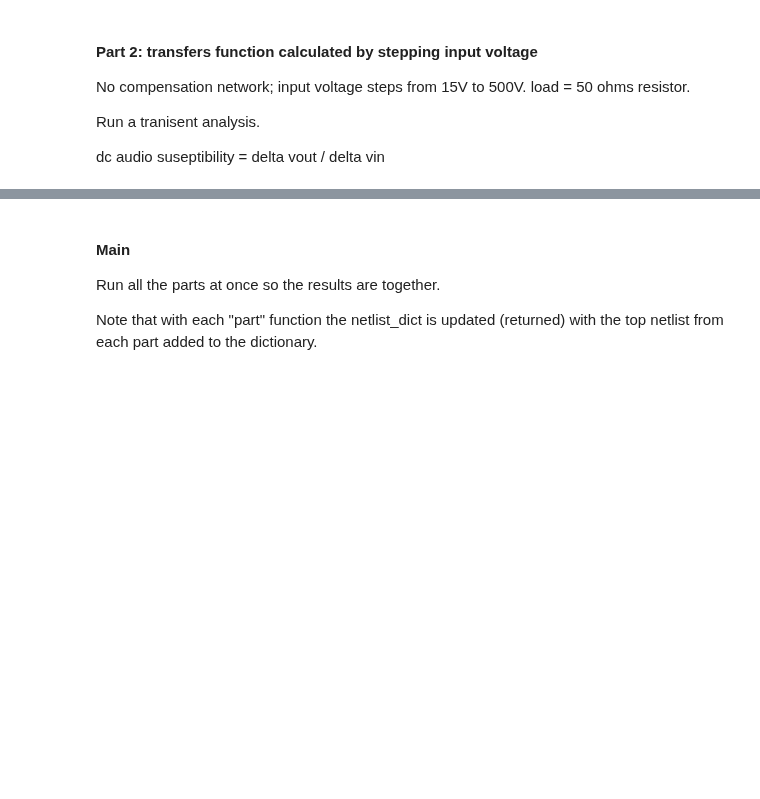
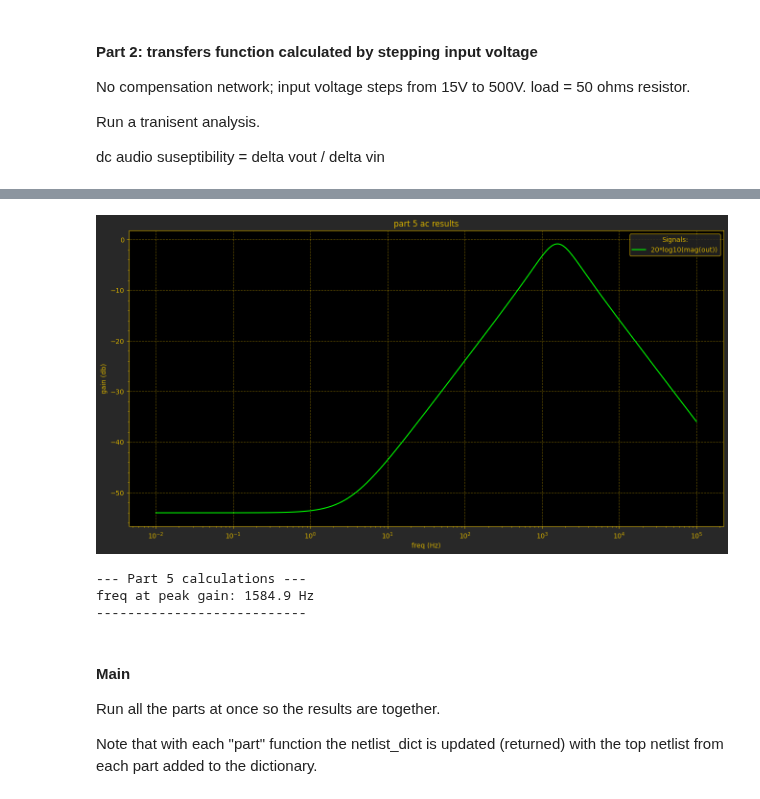
Before and after one commit to astorguy/sw_pwr_book_sim, a Jupyter notebook: python/sec_1_04_04_lin_reg.ipynb, the cells around one changed output, grey strips where cells are left out. Cells and saved outputs as stored; diff of their text form; code cells hidden in the pictures; blank space fills up the shorter version.

Commit message:
part5 working

```diff
--- a/python/sec_1_04_04_lin_reg.ipynb
+++ b/python/sec_1_04_04_lin_reg.ipynb
@@ -658,38 +649,42 @@ def part5(
 
     # convert the raw results into list of SimResults objects
     sim_results: list[spi.SimResults] = [
         spi.SimResults.from_file(analysis.cmd_type, analysis.results_filename)
         for analysis in list_of_analyses
     ]
-
-    # give each SimResults object a more descriptive name
-    ac1 = sim_results[0]
+    # get waveforms from sim_results
+    ac1 = spi.Waveforms(sim_results[0].header, sim_results[0].data_plot,npts=1000000)
 
     # display results
     plot_data = ac1.x_axis_and_sigs(my_vectors_dict[Key.VEC_GAIN].list_out())
     y_names = my_vectors_dict[Key.VEC_GAIN].list_out()
     my_plt = spi.Plot("ac_plt", plot_data, y_names, my_paths_dict[Key.RESULTS_PATH])
     my_plt.set_title("part 5 ac results")
     my_plt.define_axes(("freq", "Hz", "log"), ("gain", "db", "linear"))
     my_plt.png()  # create png file and send to results directory
     spi.display_plots()
 
     ac1_numpys: list[numpy_flt] = ac1.x_axis_and_sigs(
         my_vectors_dict[Key.VEC_GAIN].list_out()
     )
-    fbegin, fend, npoints = (10e-3, 10e3, 100000)
+    fbegin, fend, npoints = (10e-3, 10e3, 1000000)
     my_meas: spi.StepInfo = spi.StepInfo(
         ac1_numpys[0], ac1_numpys[1], fbegin, fend, npoints
     )
 
     f_peak:float = my_meas.peaktime
     formatted_answer: str = f"freq at peak gain: {f_peak:.5g} Hz"
     spi.print_section("Part 5 calculations", formatted_answer)
 
     return my_netlists_dict
 
 
-# netlists_dict = part5(paths_dict, netlists_dict, vectors_dict)
+netlists_dict = part5(paths_dict, netlists_dict, vectors_dict)
+# %% [output]
+[figure, added]
+--- Part 5 calculations ---
+freq at peak gain: 1584.9 Hz
+---------------------------
 # %%
 # Part 6
 
```
Also changed, not shown: parts of 1 cell of this notebook, 1 other file.
